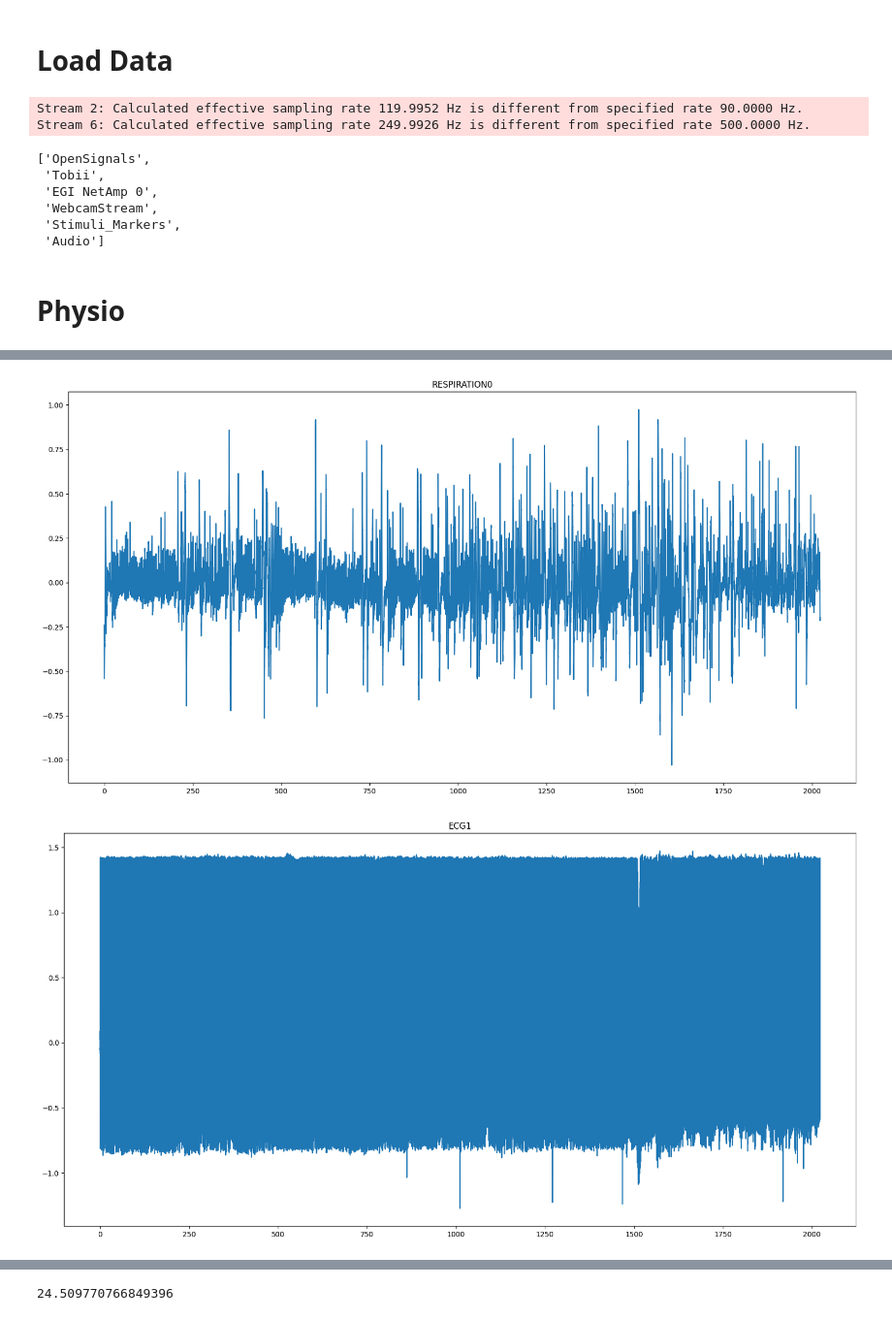
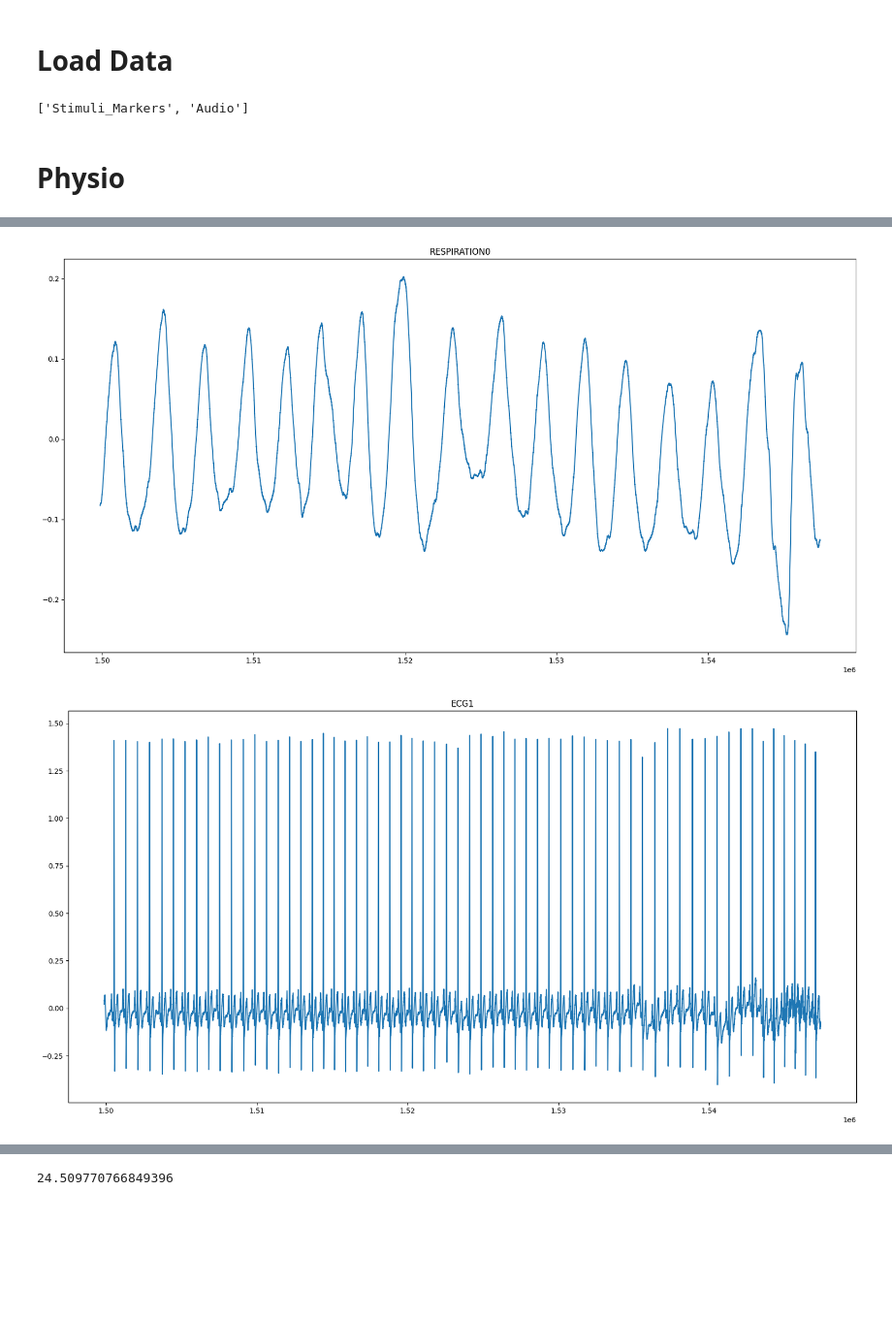
Before and after one commit to BryanGonzalez262/MOBI2024, a Jupyter notebook: CUNY_FACIAL/Code/pilot_check.ipynb, the cells around one changed output, grey strips where cells are left out. Shown at 97% size. Drawn from its saved outputs; the diff is of its cells as text; code cells hidden in the pictures; blank space fills up the shorter version.

Commit message:
did a new microphone test

```diff
--- a/CUNY_FACIAL/Code/pilot_check.ipynb
+++ b/CUNY_FACIAL/Code/pilot_check.ipynb
@@ -13,24 +13,18 @@ import cv2
 # %% [markdown]
 # Load Data
 # %%
-xdf_path = "C:/Users/Admin/Documents/CurrentStudy/sub-P005/ses-S001/mobi/sub-P005_ses-S001_task-Social_run-001_mobi.xdf"
-
+xdf_path = "C:/Users/Admin/Documents/CurrentStudy/sub-P004/ses-S001/mobi/sub-P004_ses-S001_task-Social_run-001_mobi.xdf"
+xdf_path = "C:/Users/Admin/Documents/CurrentStudy/sub-Pbryan/ses-S001/eeg/sub-Pbryan_ses-S001_task-physio_run-001_eeg.xdf"
+xdf_path = "C:/Users/Admin/Documents/CurrentStudy/sub-Pbryan/ses-S001/mic/sub-Pbryan_ses-S001_task-MicTest_run-001_mic.xdf"
 data, header = pyxdf.load_xdf(xdf_path)
 streams_collected = [stream['info']['name'][0] for stream in data]
 streams_collected
 # %% [output]
-Stream 2: Calculated effective sampling rate 119.9952 Hz is different from specified rate 90.0000 Hz.
-Stream 6: Calculated effective sampling rate 249.9926 Hz is different from specified rate 500.0000 Hz.
+['Stimuli_Markers', 'Audio']
-['OpenSignals',
- 'Tobii',
- 'EGI NetAmp 0',
- 'WebcamStream',
- 'Stimuli_Markers',
- 'Audio']
 # %% [markdown]
 # Physio
 # %%
-PS = data[4]
+PS = data[0]
 # Get the column names
 column_labels = [PS['info']['desc'][0]['channels'][0]['channel'][i]['label'][0] for i in range(len(PS['info']['desc'][0]['channels'][0]['channel']))]
 ps_df = pd.DataFrame(data=PS['time_series'], columns=column_labels)
@@ -47,8 +41,8 @@ plt.show()
 for col in ps_df.columns:
     plt.figure(figsize=(20,10))
 
-    #plt.plot(ps_df.loc[(ps_df['time'] > 1000) & (ps_df['time'] < 1200), col])
-    plt.plot(ps_df['time'], ps_df[col])
+    plt.plot(ps_df.loc[(ps_df['time'] > 1500) & (ps_df['time'] < 1900), col])
+    #plt.plot(ps_df['time'], ps_df[col])
     plt.title(col)
     plt.show()
 # %% [output]
@@ -56,2 +50,2 @@ for col in ps_df.columns:
-[figure, old version]
+[figure, new version]
-[figure, old version]
+[figure, new version]
```
Also changed, not shown: parts of 8 cells of this notebook.
